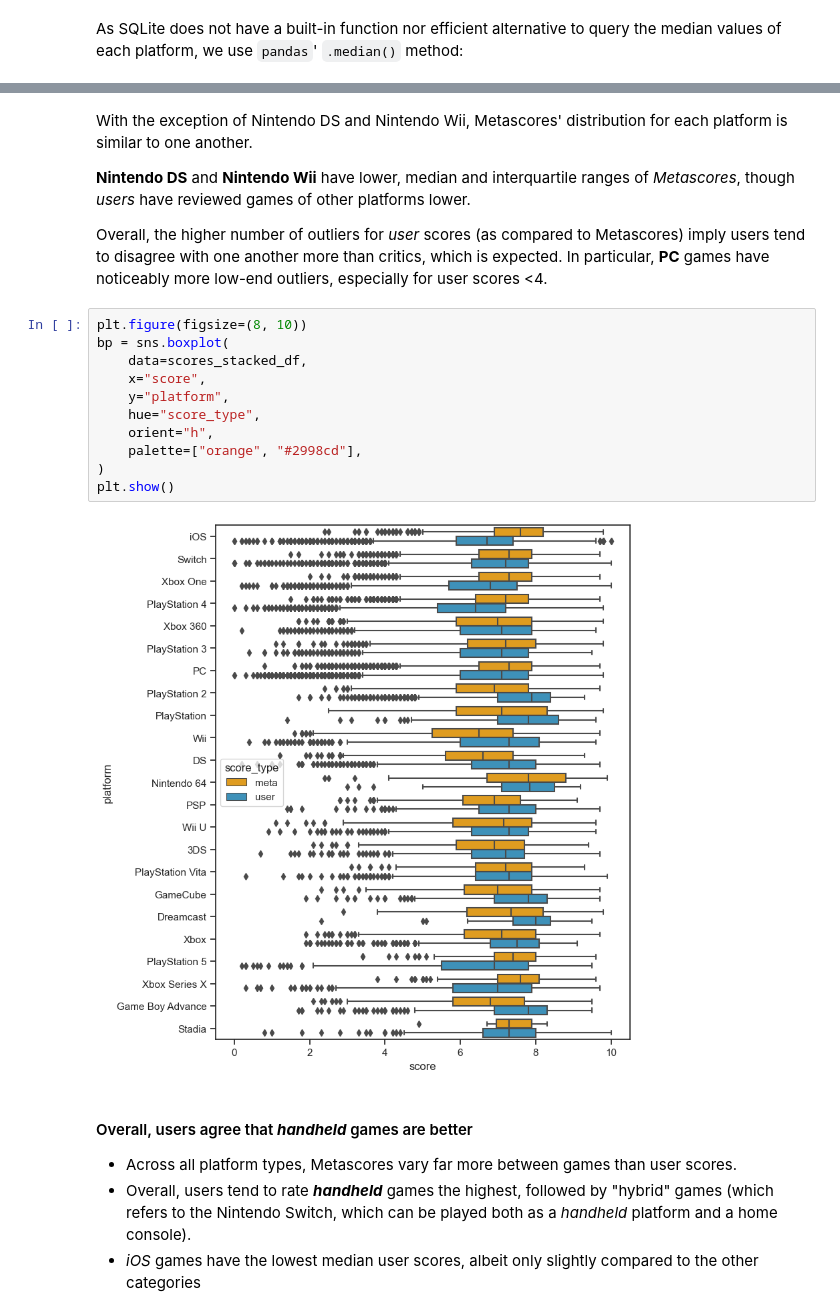
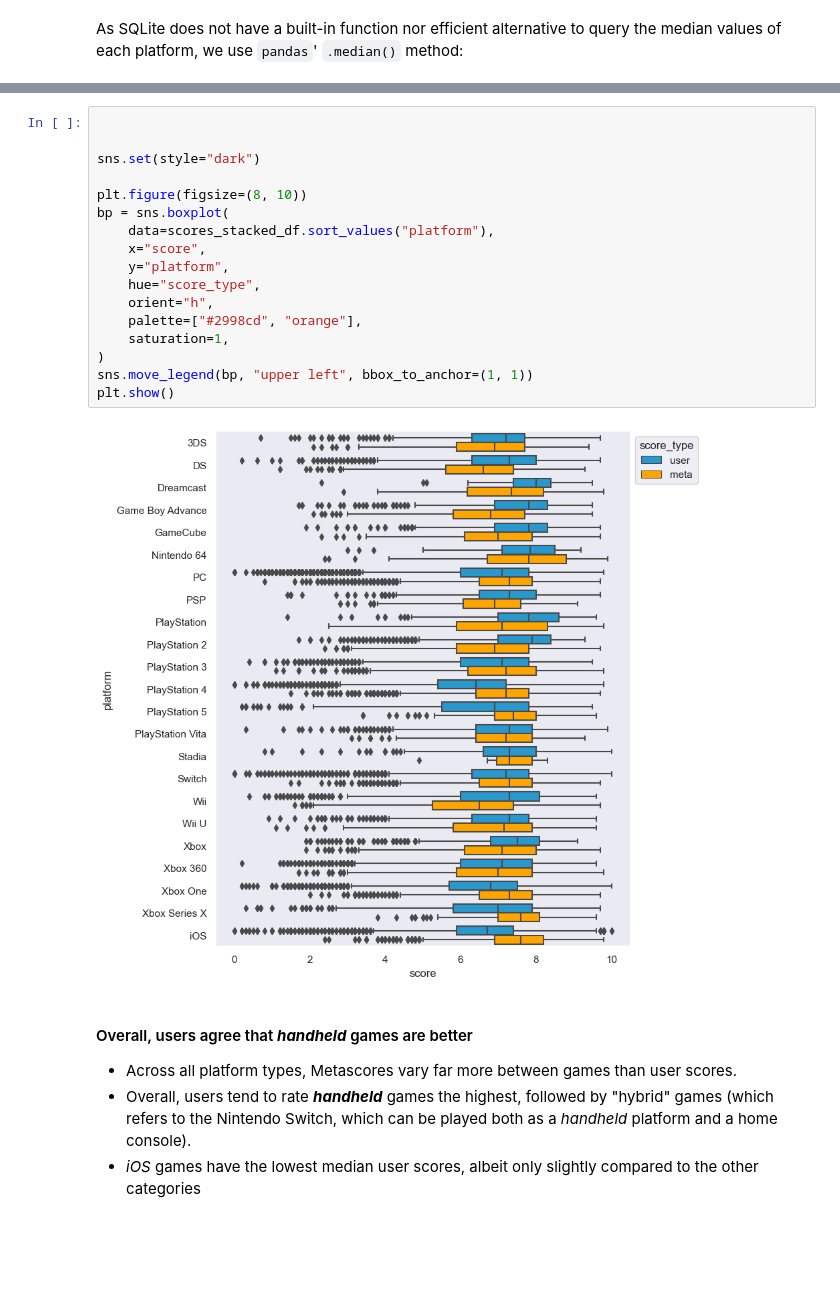
Before and after one commit to henrylin03/video-games, a Jupyter notebook: analysis.ipynb, the cells around one changed output, grey strips where cells are left out. Saved outputs shown, nothing was run; the diff lists cells and outputs as text; blank space fills up the shorter version.

```diff
--- a/analysis.ipynb
+++ b/analysis.ipynb
@@ -266,22 +289,22 @@ median_scores_df.head(3)
-# %% [markdown]
-With the exception of Nintendo DS and Nintendo Wii, Metascores' distribution for each platform is similar to one another.
-
-**Nintendo DS** and **Nintendo Wii** have lower, median and interquartile ranges of _Metascores_, though _users_ have reviewed games of other platforms lower.
-
-Overall, the higher number of outliers for _user_ scores (as compared to Metascores) imply users tend to disagree with one another more than critics, which is expected. In particular, **PC** games have noticeably more low-end outliers, especially for user scores <4.
 # %%
+
+
+sns.set(style="dark")
+
 plt.figure(figsize=(8, 10))
 bp = sns.boxplot(
-    data=scores_stacked_df,
+    data=scores_stacked_df.sort_values("platform"),
     x="score",
     y="platform",
     hue="score_type",
     orient="h",
-    palette=["orange", "#2998cd"],
+    palette=["#2998cd", "orange"],
+    saturation=1,
 )
+sns.move_legend(bp, "upper left", bbox_to_anchor=(1, 1))
 plt.show()
 # %% [output]
-[figure, old version]
+[figure, new version]
 # %% [markdown]
 #### Overall, users agree that **_handheld_** games are better
 
```
Also changed, not shown: parts of 11 cells of this notebook.
